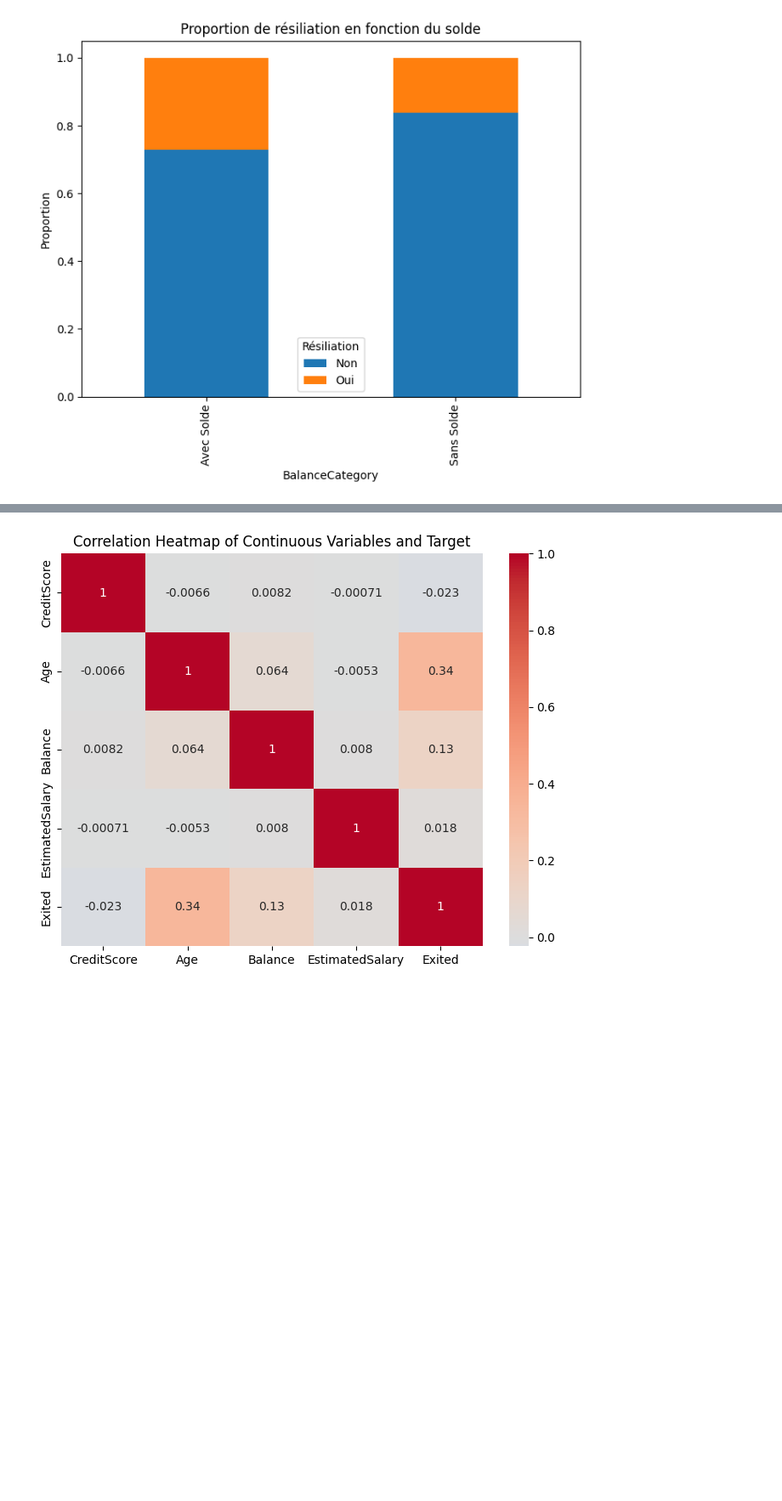
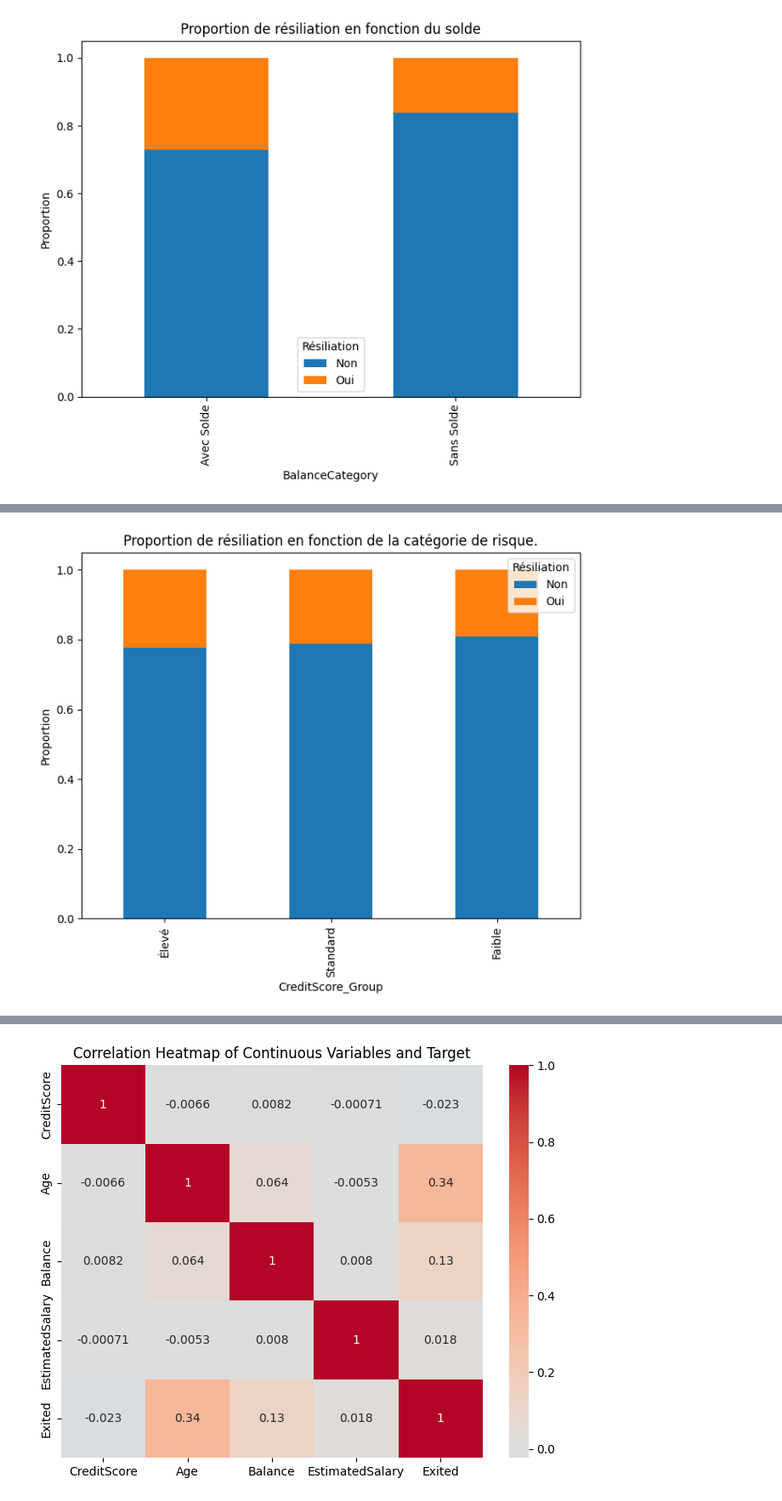
Before and after one commit to lbihin/mlpro-classification-bank-churn-2025, a Jupyter notebook: eda/eda.ipynb, the cells around one changed output, grey strips where cells are left out. Shown at 85% size. Saved outputs shown, nothing was run; the diff lists cells and outputs as text; code cells hidden in the pictures; blank space fills up the shorter version.

```diff
--- a/eda/eda.ipynb
+++ b/eda/eda.ipynb
@@ -754,0 +762,14 @@ On cherche a voir si les clients avec un solde non nul sont plus enclins à rés
+# %%
+train_df['CreditScore_Group'] = pd.cut(train_df['CreditScore'], bins=[0, 500, 849, 900], labels=['Élevé', 'Standard', 'Faible'])
+train_df.head()
+# Plot the stacked bar chart
+plt.figure(figsize=(7, 6))
+plt.title('Proportion de résiliation en fonction de la catégorie de risque.')
+crosstab = pd.crosstab(train_df['CreditScore_Group'], train_df['Exited'], normalize='index')
+crosstab.plot(kind="bar", stacked=True, ax=plt.gca())
+plt.ylabel('Proportion')
+plt.legend(title='Résiliation', labels=['Non', 'Oui'])
+plt.tight_layout()
+plt.show()
+# %% [output]
+[figure, added]
```
Also changed, not shown: parts of 15 cells of this notebook, 4 other files.
